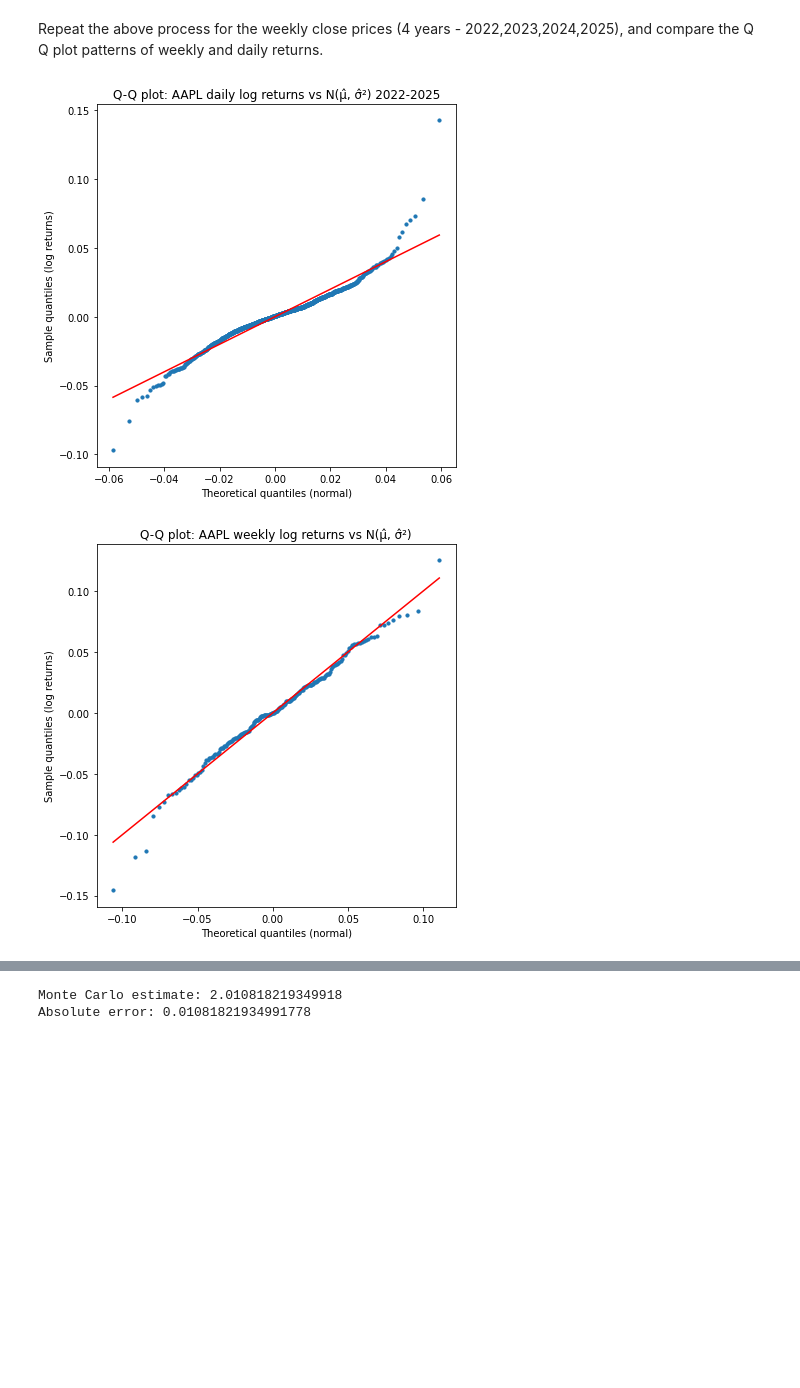
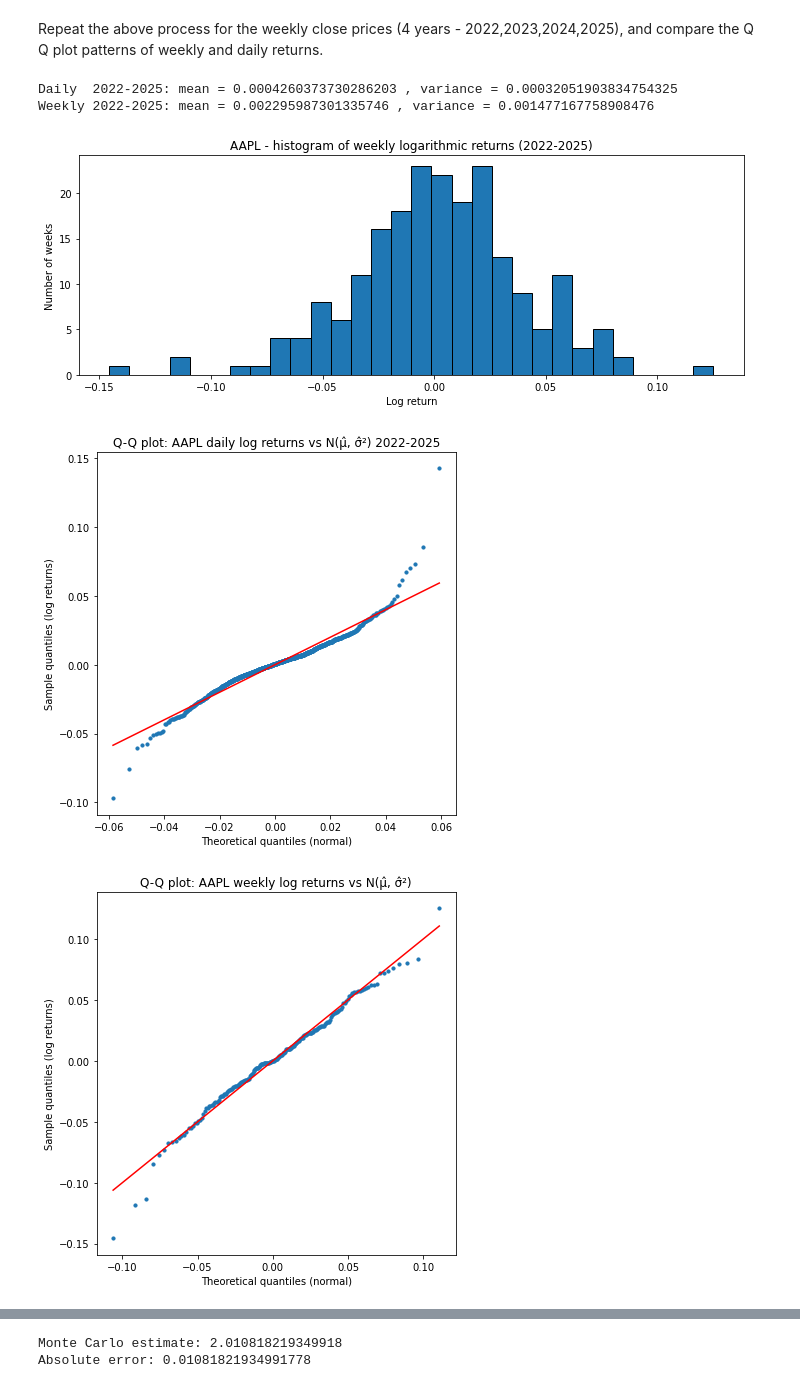
Before and after one commit to d1namite41/OVM_1, a Jupyter notebook: OVM_assignment_1.ipynb, the cells around one changed output, grey strips where cells are left out. Cells and saved outputs as stored; diff of their text form; code cells hidden in the pictures; blank space fills up the shorter version.

```diff
--- a/OVM_assignment_1.ipynb
+++ b/OVM_assignment_1.ipynb
@@ -107,41 +109,55 @@ mean_d=day_log_returns.mean()
 var_d=day_log_returns.var()
 sd_d=np.sqrt(var_d)
 
-
 week_log_returns=np.log(close_week/close_week.shift(1))
 week_log_returns=week_log_returns.dropna()
 mean_w=week_log_returns.mean()
 var_w=week_log_returns.var()
 sd_w=np.sqrt(var_w)
 
+print("Daily  2022-2025: mean =", mean_d, ", variance =", var_d)
+print("Weekly 2022-2025: mean =", mean_w, ", variance =", var_w)
+
+plt.figure(figsize=(10, 4))
+plt.hist(week_log_returns, bins=30, edgecolor="black")
+plt.title("AAPL - histogram of weekly logarithmic returns (2022-2025)")
+plt.xlabel("Log return")
+plt.ylabel("Number of weeks")
+plt.tight_layout()
+plt.show()
+
+# Q-Q plot, daily returns 2022-2025
 sample_q=np.sort(day_log_returns)
 n=len(sample_q)
 probabilities=(np.arange(1,n+1)-0.5)/n
 theory_q=norm.ppf(probabilities,loc=mean_d,scale=sd_d)
 
 plt.figure(figsize=(6, 6))
 plt.scatter(theory_q,sample_q,s=10)
 plt.plot(theory_q,theory_q,color="red")
 plt.title("Q-Q plot: AAPL daily log returns vs N(μ̂, σ̂²) 2022-2025")
 plt.xlabel("Theoretical quantiles (normal)")
 plt.ylabel("Sample quantiles (log returns)")
 plt.tight_layout()
 plt.show()
 
-
+# Q-Q plot, weekly returns 2022-2025
 sample_q=np.sort(week_log_returns)
 n=len(sample_q)
 probabilities=(np.arange(1,n+1)-0.5)/n
 theory_q=norm.ppf(probabilities,loc=mean_w,scale=sd_w)
 
 plt.figure(figsize=(6, 6))
 plt.scatter(theory_q,sample_q,s=10)
 plt.plot(theory_q,theory_q,color="red")
 plt.title("Q-Q plot: AAPL weekly log returns vs N(μ̂, σ̂²)")
 plt.xlabel("Theoretical quantiles (normal)")
 plt.ylabel("Sample quantiles (log returns)")
 plt.tight_layout()
 plt.show()
 # %% [output]
+Daily  2022-2025: mean = 0.0004260373730286203 , variance = 0.00032051903834754325
+Weekly 2022-2025: mean = 0.002295987301335746 , variance = 0.001477167758908476
-[figure, old version]
+[figure, new version]
-[figure, old version]
+[figure, new version]
+[figure, added]
```
Also changed, not shown: parts of 38 cells of this notebook, 33 other files.
